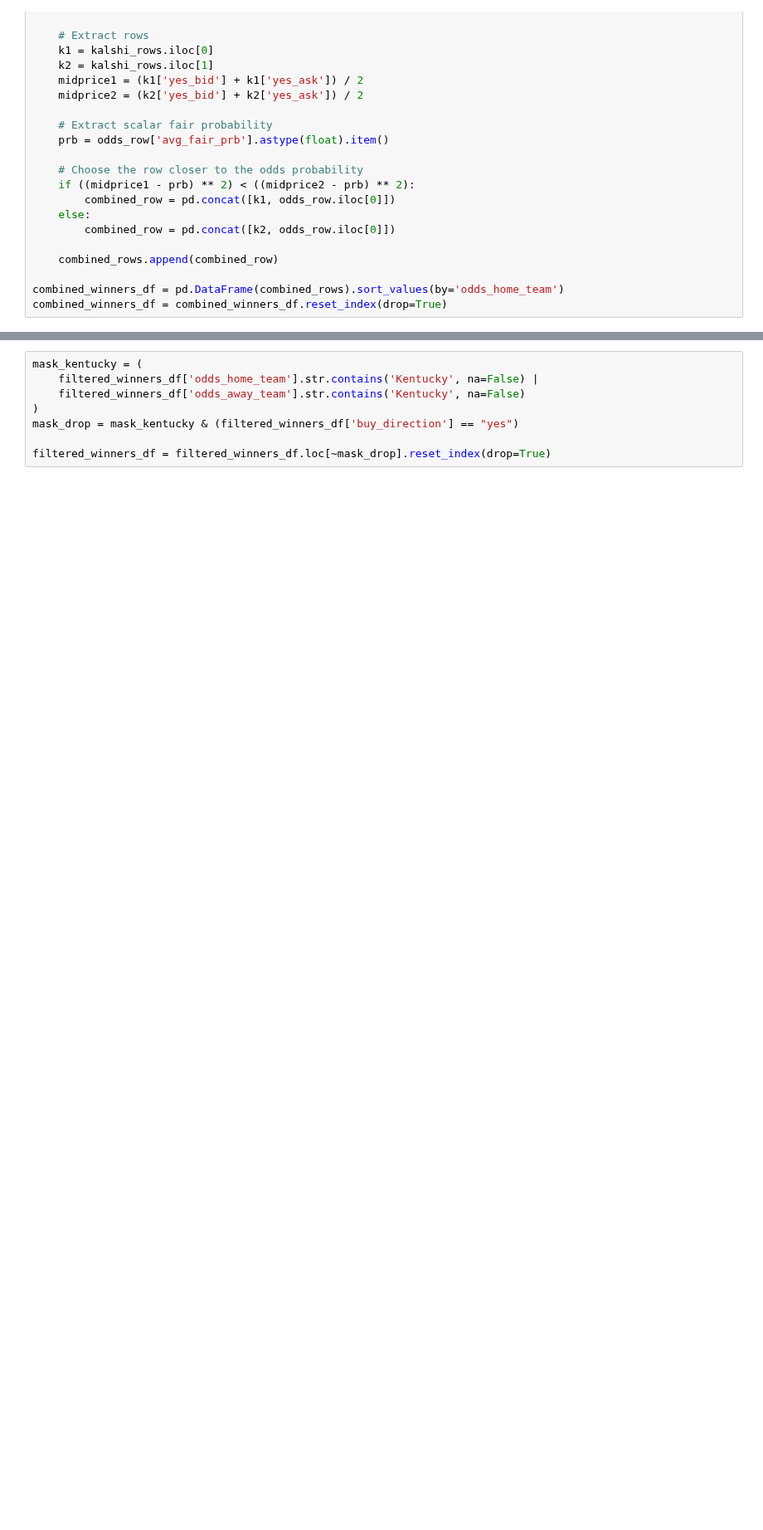
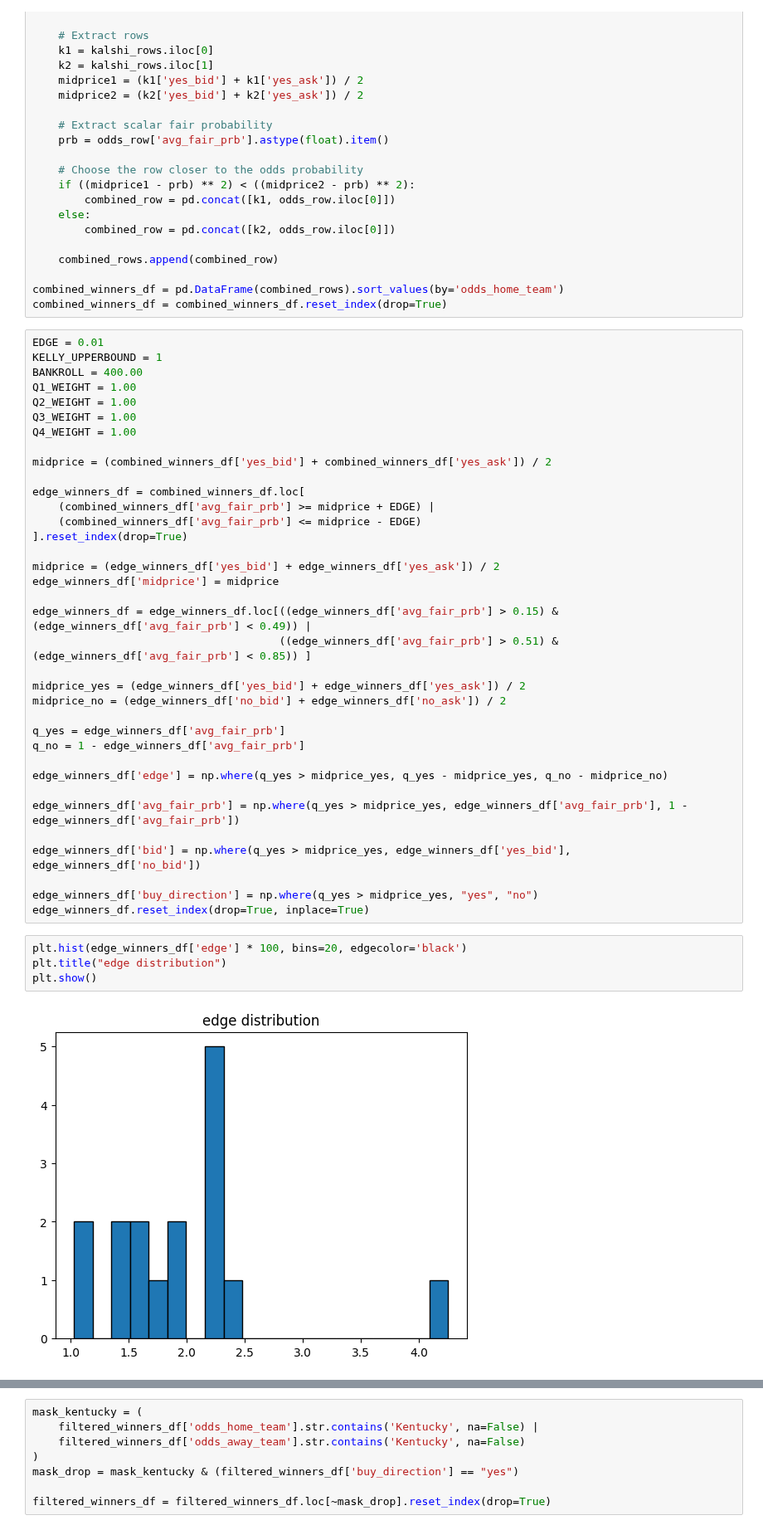
Before and after one commit to bassuaz24/kalshi_bets, a Jupyter notebook: jupyter_archive/cbb_data_analysis.ipynb, the cells around one changed output, grey strips where cells are left out. Shown at 83% size. Saved outputs shown, nothing was run; the diff lists cells and outputs as text; blank space fills up the shorter version.

```diff
--- a/jupyter_archive/cbb_data_analysis.ipynb
+++ b/jupyter_archive/cbb_data_analysis.ipynb
@@ -404,3 +404,45 @@ for i in range(len_matched):
 
 combined_winners_df = pd.DataFrame(combined_rows).sort_values(by='odds_home_team')
 combined_winners_df = combined_winners_df.reset_index(drop=True)
+# %%
+EDGE = 0.01
+KELLY_UPPERBOUND = 1
+BANKROLL = 400.00
+Q1_WEIGHT = 1.00
+Q2_WEIGHT = 1.00
+Q3_WEIGHT = 1.00
+Q4_WEIGHT = 1.00
+
+midprice = (combined_winners_df['yes_bid'] + combined_winners_df['yes_ask']) / 2
+
+edge_winners_df = combined_winners_df.loc[
+    (combined_winners_df['avg_fair_prb'] >= midprice + EDGE) |
+    (combined_winners_df['avg_fair_prb'] <= midprice - EDGE)
+].reset_index(drop=True)
+
+midprice = (edge_winners_df['yes_bid'] + edge_winners_df['yes_ask']) / 2
+edge_winners_df['midprice'] = midprice
+
+edge_winners_df = edge_winners_df.loc[((edge_winners_df['avg_fair_prb'] > 0.15) & (edge_winners_df['avg_fair_prb'] < 0.49)) |
+                                      ((edge_winners_df['avg_fair_prb'] > 0.51) & (edge_winners_df['avg_fair_prb'] < 0.85)) ]
+
+midprice_yes = (edge_winners_df['yes_bid'] + edge_winners_df['yes_ask']) / 2
+midprice_no = (edge_winners_df['no_bid'] + edge_winners_df['no_ask']) / 2
+
+q_yes = edge_winners_df['avg_fair_prb']
+q_no = 1 - edge_winners_df['avg_fair_prb']
+
+edge_winners_df['edge'] = np.where(q_yes > midprice_yes, q_yes - midprice_yes, q_no - midprice_no)
+
+edge_winners_df['avg_fair_prb'] = np.where(q_yes > midprice_yes, edge_winners_df['avg_fair_prb'], 1 - edge_winners_df['avg_fair_prb'])
+
+edge_winners_df['bid'] = np.where(q_yes > midprice_yes, edge_winners_df['yes_bid'], edge_winners_df['no_bid'])
+
+edge_winners_df['buy_direction'] = np.where(q_yes > midprice_yes, "yes", "no")
+edge_winners_df.reset_index(drop=True, inplace=True)
+# %%
+plt.hist(edge_winners_df['edge'] * 100, bins=20, edgecolor='black')
+plt.title("edge distribution")
+plt.show()
+# %% [output]
+[figure, added]
```
Also changed, not shown: parts of 13 cells of this notebook.
